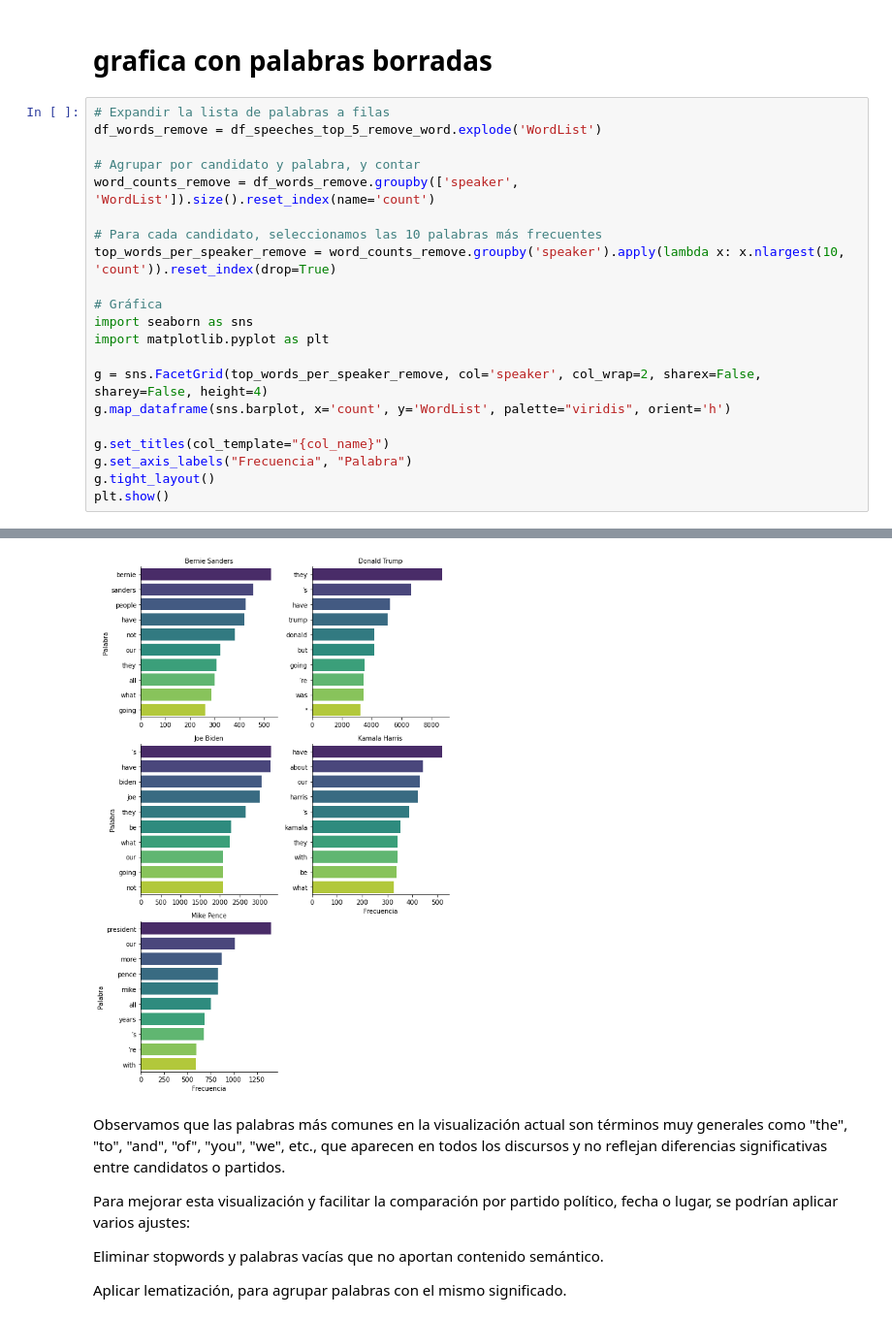
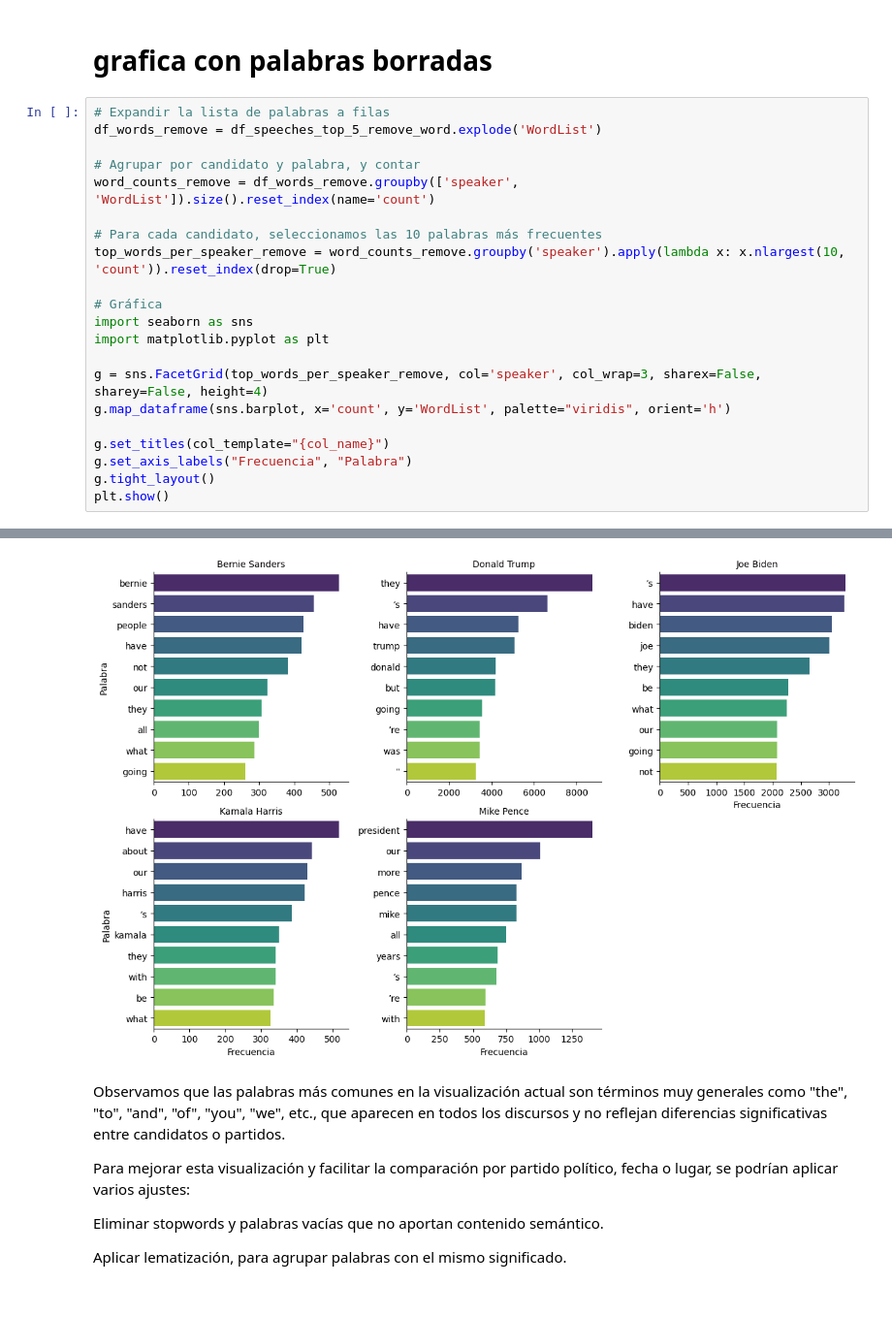
Before and after one commit to Jonathanrr98/intro-cd-tarea1, a Jupyter notebook: us2020_propuesta_estudiantes.ipynb, the cells around one changed output, grey strips where cells are left out. Shown at 97% size. Saved outputs shown, nothing was run; the diff lists cells and outputs as text.

```diff
--- a/us2020_propuesta_estudiantes.ipynb
+++ b/us2020_propuesta_estudiantes.ipynb
@@ -826,7 +855,7 @@ top_words_per_speaker_remove = word_counts_remove.groupby('speaker').apply(lambd
 import seaborn as sns
 import matplotlib.pyplot as plt
 
-g = sns.FacetGrid(top_words_per_speaker_remove, col='speaker', col_wrap=2, sharex=False, sharey=False, height=4)
+g = sns.FacetGrid(top_words_per_speaker_remove, col='speaker', col_wrap=3, sharex=False, sharey=False, height=4)
 g.map_dataframe(sns.barplot, x='count', y='WordList', palette="viridis", orient='h')
 
 g.set_titles(col_template="{col_name}")
@@ -837,4 +885,4 @@ plt.show()
-[figure, old version]
+[figure, new version]
 # %% [markdown]
 Observamos que las palabras más comunes en la visualización actual son términos muy generales como "the", "to", "and", "of", "you", "we", etc., que aparecen en todos los discursos y no reflejan diferencias significativas entre candidatos o partidos.
 
```
Also changed, not shown: parts of 22 cells of this notebook.
